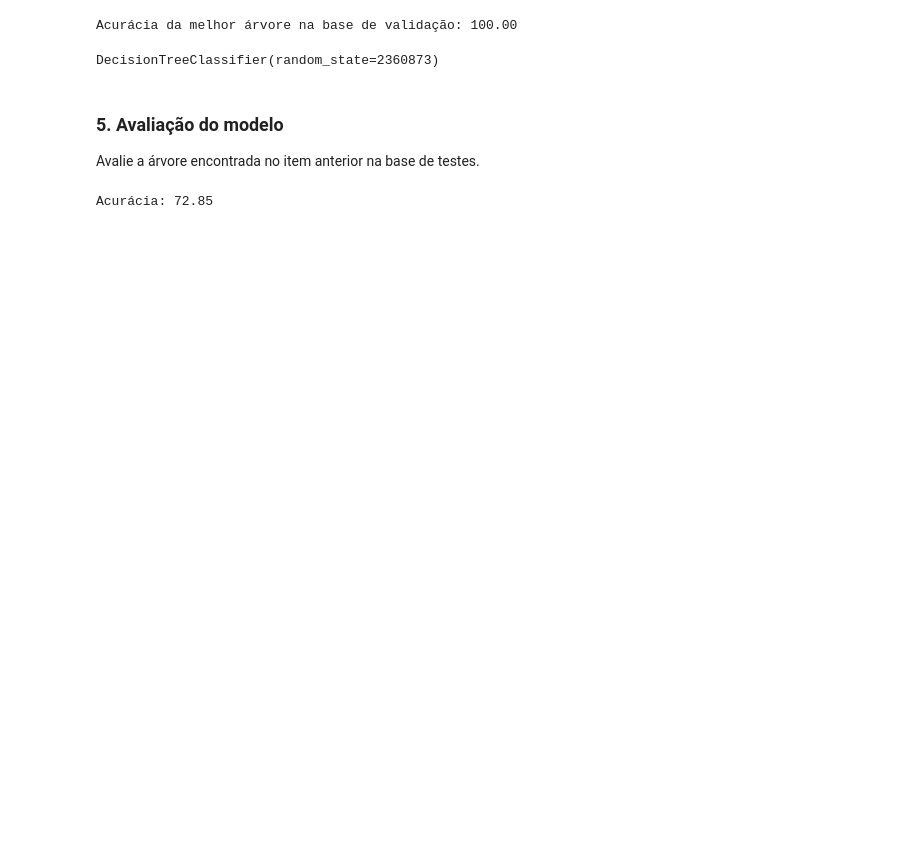
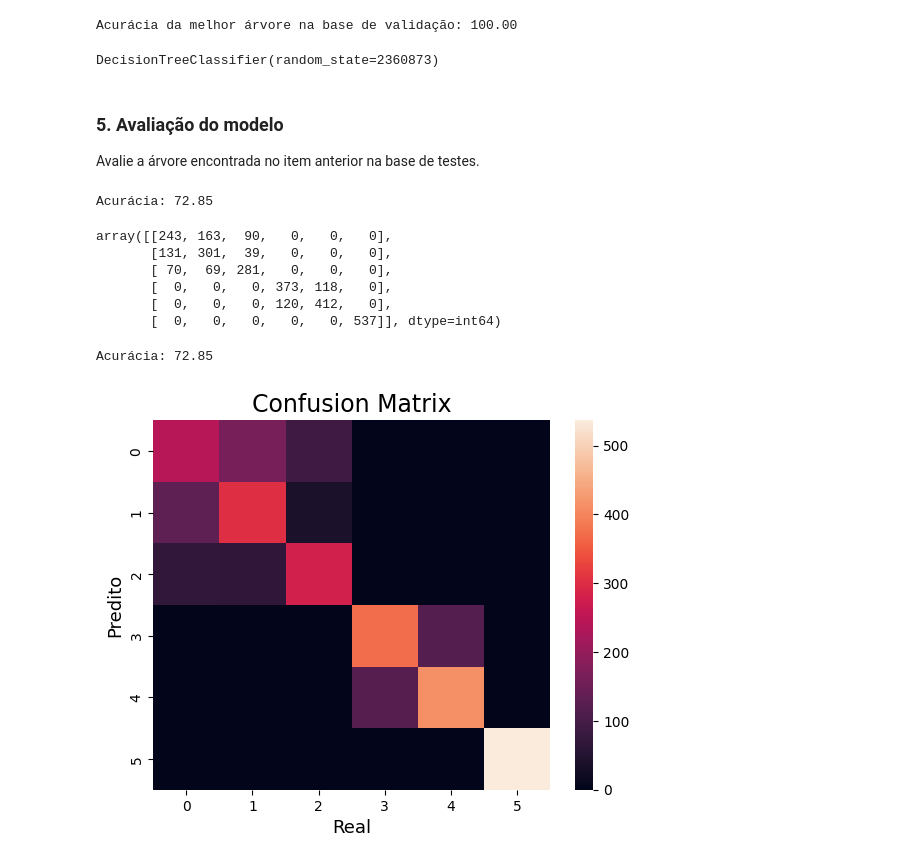
Before and after one commit to sannlin9/Descritivas-I, a Jupyter notebook: Classificação multinominal - Arvores II/Árvores II - Tarefa 2.ipynb, the cells around one changed output. Drawn from its saved outputs; the diff is of its cells as text; code cells hidden in the pictures; blank space fills up the shorter version.

```diff
--- a/Classificação multinominal - Arvores II/Árvores II - Tarefa 2.ipynb
+++ b/Classificação multinominal - Arvores II/Árvores II - Tarefa 2.ipynb
@@ -152,3 +152,27 @@ acuracia_teste = melhor_arvore.score(top_test, y_test)
 print(f'Acurácia: {acuracia_teste*100:.2f}')
 # %% [output]
 Acurácia: 72.85
+# %%
+from sklearn.metrics import confusion_matrix
+y_pred = melhor_arvore.predict(top_test)
+cm = confusion_matrix(y_test, y_pred)
+cm
+# %% [output]
+array([[243, 163,  90,   0,   0,   0],
+       [131, 301,  39,   0,   0,   0],
+       [ 70,  69, 281,   0,   0,   0],
+       [  0,   0,   0, 373, 118,   0],
+       [  0,   0,   0, 120, 412,   0],
+       [  0,   0,   0,   0,   0, 537]], dtype=int64)
+# %%
+sns.heatmap(cm)
+plt.ylabel('Predito',fontsize=13)
+plt.xlabel('Real',fontsize=13)
+plt.title('Confusion Matrix',fontsize=17)
+acuracia_teste = melhor_arvore.score(top_test, y_test)
+
+print(f'Acurácia: {acuracia_teste*100:.2f}')
+plt.show()
+# %% [output]
+Acurácia: 72.85
+[figure, added]
```
Also changed, not shown: parts of 1 cell of this notebook.
